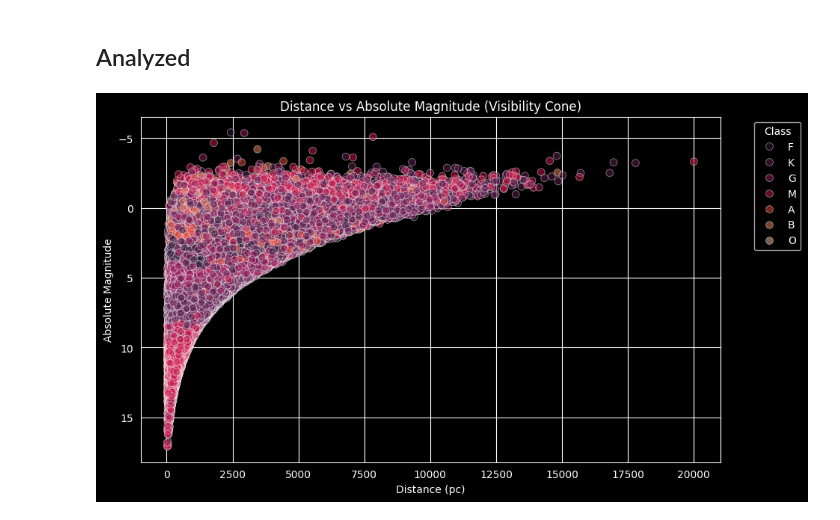
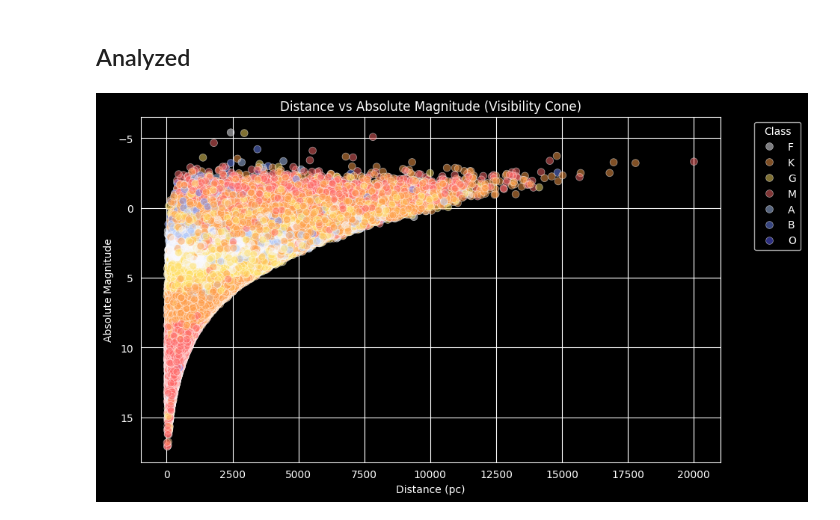
Before and after one commit to NorthrupRobert/Exoplanet_Analysis, a Jupyter notebook: notebooks/02_clean_and _explore_gaiadr3.ipynb, the cells around one changed output. Saved outputs shown, nothing was run; the diff lists cells and outputs as text; code cells hidden in the pictures.

Commit message:
gia dr3 teff vs CMD classification distributions

```diff
--- a/notebooks/02_clean_and _explore_gaiadr3.ipynb
+++ b/notebooks/02_clean_and _explore_gaiadr3.ipynb
@@ -23,6 +25,35 @@ gaia_df = pd.read_csv(file_path)
 sns.set_palette('rocket')
 sns.set_style("darkgrid")
 plt.style.use("dark_background")
+# %%
+# HEre I am encoding my own color palette for seaborn to represent the MK (morgan-keenan) class that each star would fall into:
+#   1.) Based on effective temperature (teff) where each star would fall into
+#   2.) teff scaled according to the visible light spectrum (RGB) for this palette!
+# Cool gee-wiz!!
+
+mk_colors_accurate = {
+    "O": "#9BB0FF",   # deep blue
+    "B": "#AABFFF",   # blue
+    "A": "#CAD7FF",   # blue-white
+    "F": "#F8F8FF",   # white
+    "G": "#FFF4EA",   # yellow
+    "K": "#FFD2A1",   # orange
+    "M": "#FFCC6F"    # red
+}
+
+
+
+# Actually, after using the palette I found that it was just hard to
+# distinguish between the different classes, thus . . .
+mk_colors_distinct = {
+    "O": "#5B5FFF",   # deep blue
+    "B": "#6E8BFF",   # blue
+    "A": "#AFCBFF",   # blue-white
+    "F": "#F8F8FF",   # white
+    "G": "#FFE066",   # yellow
+    "K": "#FF9E4A",   # orange
+    "M": "#FF6B6B"    # red
+}
 # %% [markdown]
 Using the rocket palette because it looks COOL AS FUQ
 # %% [markdown]
@@ -266,24 +409,24 @@ Name: count, Length: 114, dtype: int64
 # %%
 import seaborn as sns
 import matplotlib.pyplot as plt
 
 plt.figure(figsize=(10,6))
 sns.scatterplot(
     data=gaia_df,
     x='distance_pc',
     y='abs_mag',
     hue='st_class',
     s=50,
     alpha=0.5,
-    palette='rocket'
+    palette=mk_colors_distinct
 )
 
 plt.gca().invert_yaxis()  # brighter = lower magnitude
 plt.xlabel("Distance (pc)")
 plt.ylabel("Absolute Magnitude")
 plt.title("Distance vs Absolute Magnitude (Visibility Cone)")
 plt.legend(title="Class", bbox_to_anchor=(1.05, 1), loc='upper left')
 # plt.tight_layout()
 plt.show()
 # %% [output]
-[figure, old version]
+[figure, new version]
```
Also changed, not shown: parts of 7 cells of this notebook.
